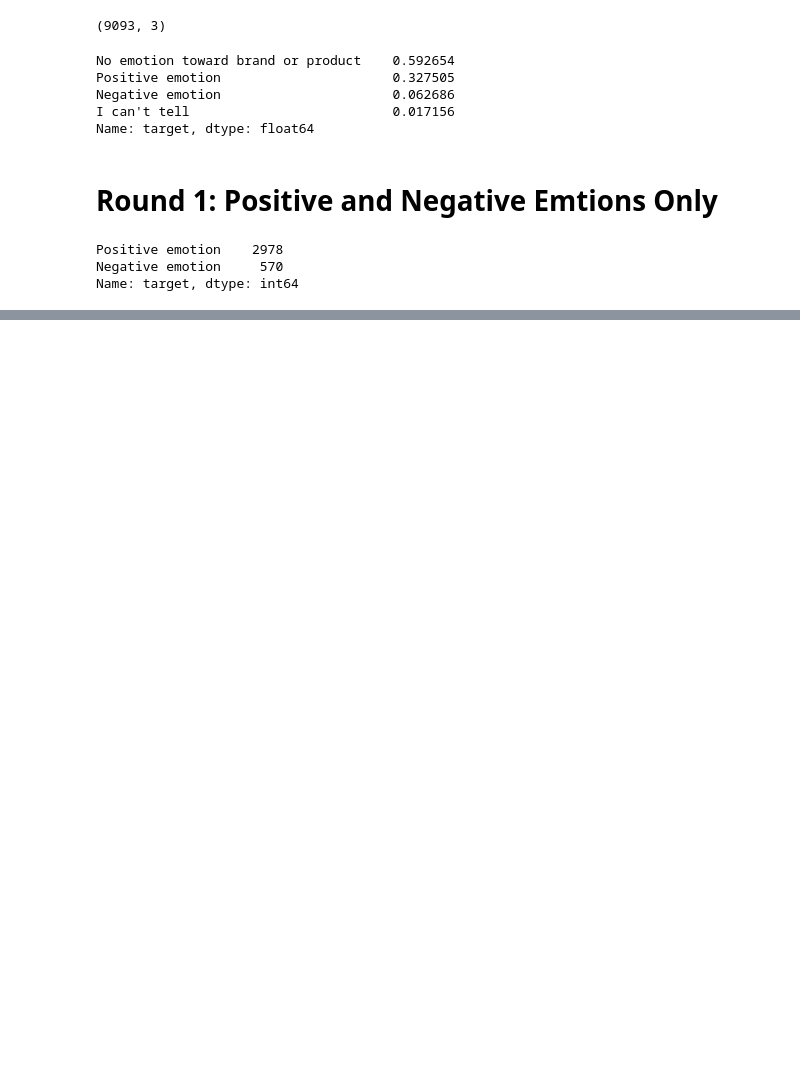
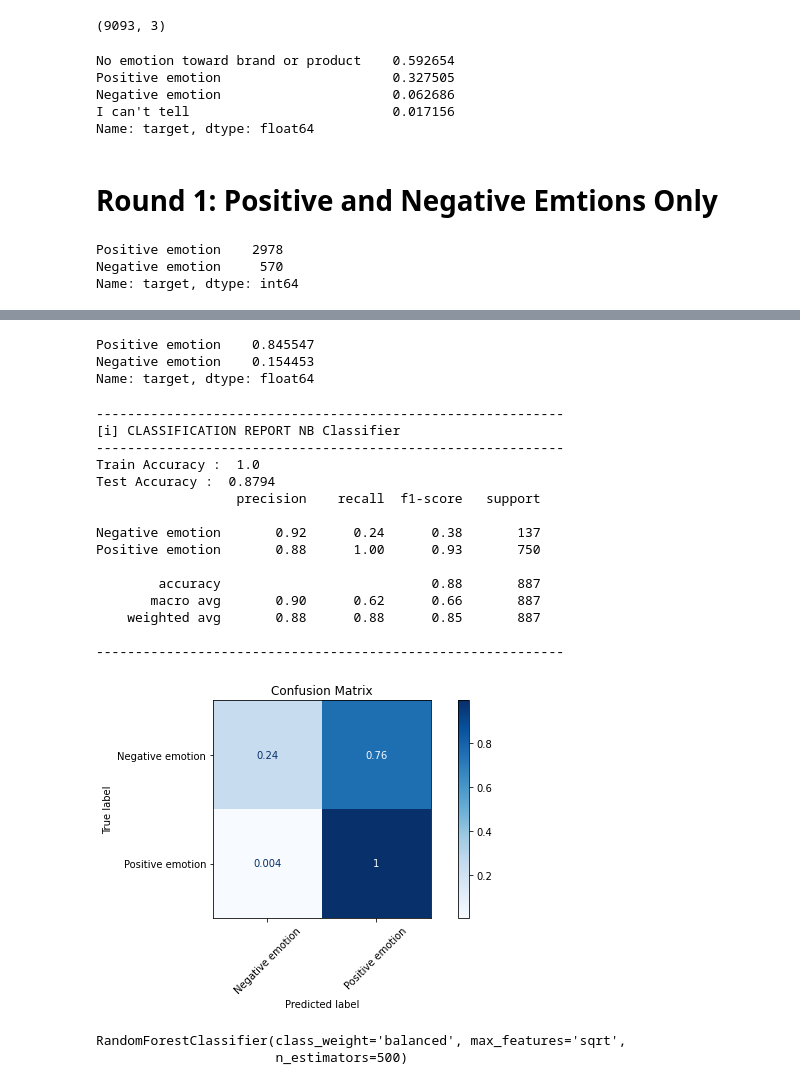
Before and after one commit to singsang2/dsc-mod-4-project-v2-1-onl01-dtsc-ft-070620, a Jupyter notebook: NLP.ipynb, the cells around one changed output, grey strips where cells are left out. Saved outputs shown, nothing was run; the diff lists cells and outputs as text; code cells hidden in the pictures; blank space fills up the shorter version.

Commit message:
initial model

```diff
--- a/NLP.ipynb
+++ b/NLP.ipynb
@@ -53,0 +163,3 @@ Name: target, dtype: int64
+# %%
+X_train_tf_idf = vectorizer.fit_transform(X_train['text'])
+X_test_tf_idf = vectorizer.transform(X_test['text'])
@@ -53,0 +171,3 @@ Name: target, dtype: int64
+# %%
+nb_clf = MultinomialNB()
+rf_clf = RandomForestClassifier()
@@ -53,0 +178,8 @@ Name: target, dtype: int64
+# %%
+nb_clf.fit(X_train_tf_idf, y_train)
+nb_train_preds = nb_clf.predict(X_train_tf_idf)
+nb_test_preds = nb_clf.predict(X_test_tf_idf)
+# %%
+rf_clf.fit(X_train_tf_idf, y_train)
+rf_train_preds = rf_clf.predict(X_train_tf_idf)
+rf_test_preds = rf_clf.predict(X_test_tf_idf)
@@ -53,0 +209,35 @@ Name: target, dtype: int64
+# %%
+pd.Series(y_test).value_counts(1)
+# %% [output]
+Positive emotion    0.845547
+Negative emotion    0.154453
+Name: target, dtype: float64
+# %%
+evaluate_clf_model(rf_clf, X_train_tf_idf, y_train, X_test_tf_idf, y_test,
+                   classes=['Negative emotion', 'Positive emotion'],
+                   label='NB Classifier')
+# %% [output]
+------------------------------------------------------------
+[i] CLASSIFICATION REPORT NB Classifier
+------------------------------------------------------------
+Train Accuracy :  1.0
+Test Accuracy :  0.8794
+                  precision    recall  f1-score   support
+
+Negative emotion       0.92      0.24      0.38       137
+Positive emotion       0.88      1.00      0.93       750
+
+        accuracy                           0.88       887
+       macro avg       0.90      0.62      0.66       887
+    weighted avg       0.88      0.88      0.85       887
+
+------------------------------------------------------------
+[figure, added]
+# %%
+rf_clf_2 = RandomForestClassifier(n_estimators=500,
+                                  class_weight='balanced',
+                                  max_features='sqrt')
+rf_clf_2.fit(X_train_tf_idf, y_train)
+# %% [output]
+RandomForestClassifier(class_weight='balanced', max_features='sqrt',
+                       n_estimators=500)
```
Also changed, not shown: parts of 25 cells of this notebook, 2 other files.
